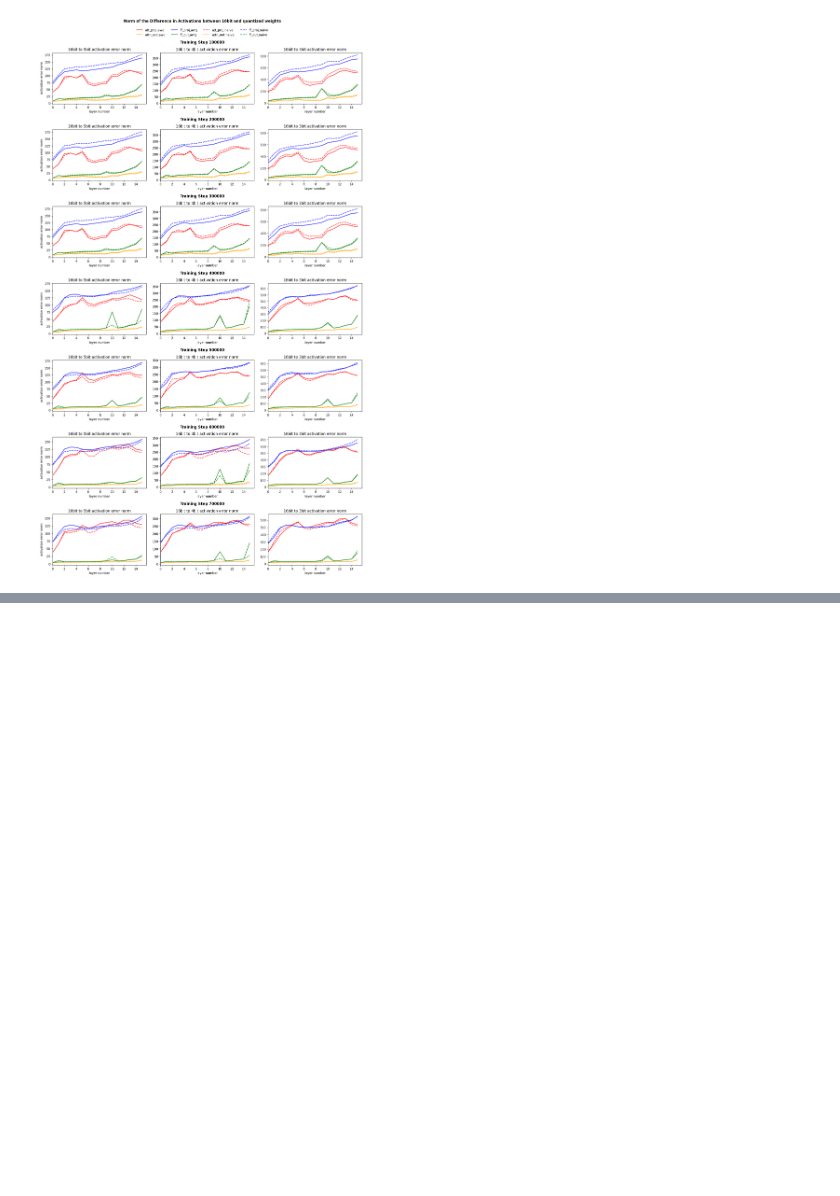
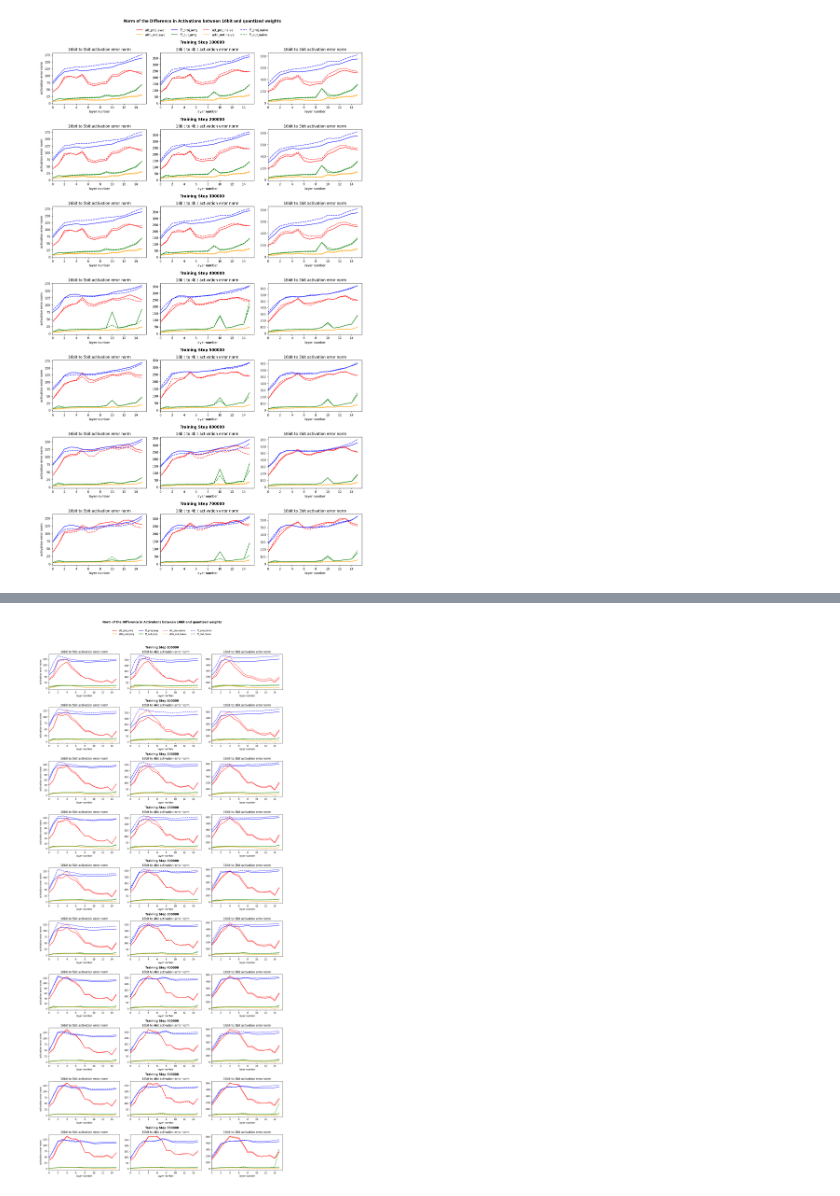
Before and after one commit to reeceshuttle/deep-learning-proj, a Jupyter notebook: results.ipynb, the cells around one changed output, grey strips where cells are left out. Drawn from its saved outputs; the diff is of its cells as text; code cells hidden in the pictures; blank space fills up the shorter version.

```diff
--- a/results.ipynb
+++ b/results.ipynb
@@ -292,0 +402,76 @@ plt.savefig('blog/images/error_norm.png', bbox_inches = 'tight', dpi=200)
+# %%
+# error here
+
+
+# append the results here.
+
+param_to_color = {
+    'att_proj': 'red',
+    'attn_out': 'orange',
+    'ff_proj': 'blue',
+    'ff_out': 'green'
+}
+
+quant_to_line = {
+    'awq': '-',
+    'naive': '--'
+}
+
+error_norm = {'awq': {'5': {}, '4': {}, '3': {}, '2': {}}, 'naive': {'5': {}, '4': {}, '3': {}, '2': {}}}
+error_max_diff = {'awq': {'5': {}, '4': {}, '3': {}, '2': {}}, 'naive': {'5': {}, '4': {}, '3': {}, '2': {}}}
+
+fig, axes = plt.subplots(10,3,figsize=(18,40))
+
+steps = ['100000', '150000', '200000', '250000', '300000', '350000', '400000', '450000', '500000', '550000']
+for s, step in enumerate(steps):
+    for method in ['awq', 'naive']:
+        # check if step is in
+        # print(path)
+        path = f'errors/7b,{step},{method}.json'
+        if os.path.exists(path):
+            if method == 'awq': real_steps.append(int(step))
+            with open(path, 'r') as file:
+                result = json.load(file)
+                for bits in ["5","4","3"]:
+
+                    # comes up w all the param names
+
+                    for param in ['att_proj', 'attn_out', 'ff_proj', 'ff_out']:
+                    # for param in ['attn_out']:
+                        error_norm[method][bits][param] = []
+                        error_max_diff[method][bits][param] = []
+                        for layer in range(16):
+                            for loc in ['out']:
+                                name = f'model.transformer.blocks.{layer}.{param},{loc}'
+                                # print(result[bits].keys())
+                                error_norm[method][bits][param].append(result[bits][name]['error_norm'])
+                                error_max_diff[method][bits][param].append(result[bits][name]['error_max_diff'])
+        for j, param in enumerate(['att_proj', 'attn_out', 'ff_proj', 'ff_out']):
+            for i, bits in enumerate(["5", "4", "3"]): # "5","4","3","2"
+                x = [i for i in range(len(error_norm[method][bits][param]))]
+                axes[s, i].plot(x, error_norm[method][bits][param], label=f'{param},{method}', c=param_to_color[param], linestyle=quant_to_line[method])
+                axes[s, i].set_xlim(left=0)
+                axes[s, i].set_title(f'16bit to {bits}bit activation error norm')
+                axes[s, i].set_xlabel('layer number')
+                if i==0: axes[s,i].set_ylabel('activation error norm')
+
+                # axes[s, i].legend()
+# print(error_norm)
+
+handles, labels = [], []
+for ax in axes.flat:
+    h, l = ax.get_legend_handles_labels()
+    handles.extend(h)
+    labels.extend(l)
+unique = dict(zip(labels, handles))
+fig.legend(unique.values(), unique.keys(), loc="upper center", ncol=4, bbox_to_anchor=(0.5, 0.92), frameon=False)
+plt.subplots_adjust(wspace=0.15, hspace=0.5)
+
+for k, step in enumerate(steps):
+    fig.text(0.5, axes[k, 0].get_position().y1+0.01, f'Training Step {step}', ha='center', va='center', fontsize=12, weight='bold')
+
+fig.suptitle('Norm of the Difference in Activations between 16bit and quantized weights', weight='bold', y=0.93)
+
+plt.savefig('blog/images/error_norm_7B.png', bbox_inches = 'tight', dpi=200)
+# %% [output]
+[figure, added]
```
Also changed, not shown: parts of 4 cells of this notebook, 3 other files.
